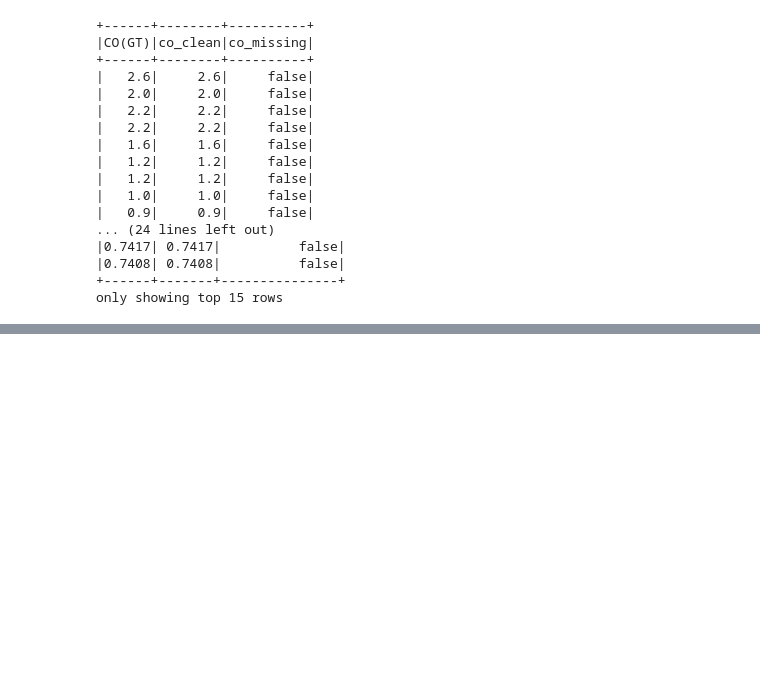
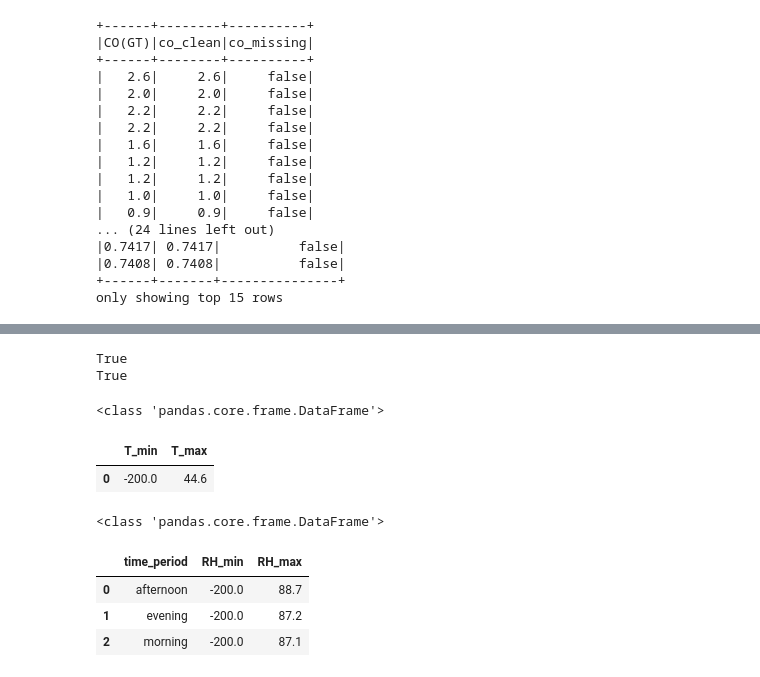
Before and after one commit to whiterabbit077/st554_project2, a Jupyter notebook: project2_solution.ipynb, the cells around one changed output, grey strips where cells are left out. Saved outputs shown, nothing was run; the diff lists cells and outputs as text; code cells hidden in the pictures; blank space fills up the shorter version.

```diff
--- a/project2_solution.ipynb
+++ b/project2_solution.ipynb
@@ -258,0 +330,35 @@ only showing top 15 rows
+# %%
+# Check whether the current object sees the new methods
+print(hasattr(air_check, "summarize_numeric_min_max"))
+print(hasattr(air_check, "count_string_levels"))
+# %% [output]
+True
+True
+# %%
+# Summarize one numeric column without grouping
+result1 = air_check.summarize_numeric_min_max("T")
+
+# Check the output type
+print(type(result1))
+
+# Show the result
+result1
+# %% [output]
+<class 'pandas.core.frame.DataFrame'>
+|  | T_min | T_max |
+| 0 | -200.0 | 44.6 |
+# %%
+# Summarize one numeric column grouped by a string column
+result2 = air_check.summarize_numeric_min_max("RH", group_by="time_period")
+
+# Check the output type
+print(type(result2))
+
+# Show the result
+result2
+# %% [output]
+<class 'pandas.core.frame.DataFrame'>
+|  | time_period | RH_min | RH_max |
+| 0 | afternoon | -200.0 | 88.7 |
+| 1 | evening | -200.0 | 87.2 |
+| 2 | morning | -200.0 | 87.1 |
```
Also changed, not shown: parts of 11 cells of this notebook, 1 other file.
